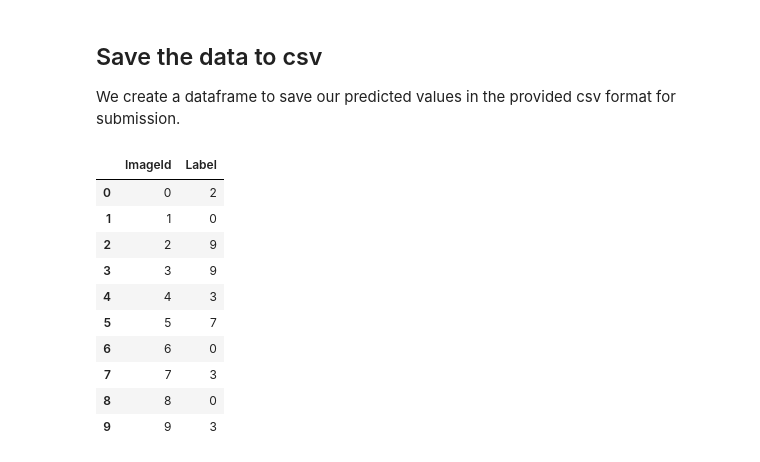
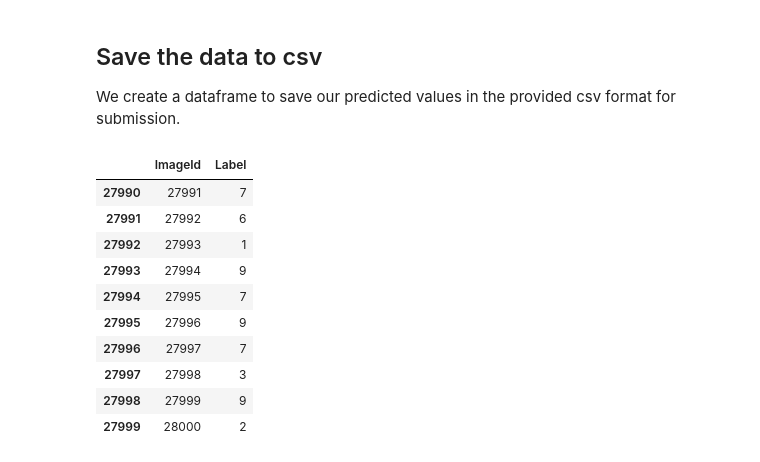
Before and after one commit to manish/Kaggling, a Jupyter notebook: MNIST/MNIST Notebook.ipynb, the cells around one changed output. Drawn from its saved outputs; the diff is of its cells as text; code cells hidden in the pictures.

```diff
--- a/MNIST/MNIST Notebook.ipynb
+++ b/MNIST/MNIST Notebook.ipynb
@@ -194,21 +194,21 @@ print(classes_evaluate)
 
 We create a dataframe to save our predicted values in the provided csv format for submission.
 # %%
-final_classes=[(idx,val) for idx, val in enumerate(classes_evaluate)]
+final_classes=[(idx+1,val) for idx, val in enumerate(classes_evaluate)]
 # %%
 import pandas as pd
 classes_df = pd.DataFrame.from_records(final_classes, columns=['ImageId', 'Label'])
-classes_df.head(10)
+classes_df.tail(10)
 # %% [output]
 |  | ImageId | Label |
-| 0 | 0 | 2 |
-| 1 | 1 | 0 |
-| 2 | 2 | 9 |
-| 3 | 3 | 9 |
-| 4 | 4 | 3 |
-| 5 | 5 | 7 |
-| 6 | 6 | 0 |
-| 7 | 7 | 3 |
-| 8 | 8 | 0 |
-| 9 | 9 | 3 |
+| 27990 | 27991 | 7 |
+| 27991 | 27992 | 6 |
+| 27992 | 27993 | 1 |
+| 27993 | 27994 | 9 |
+| 27994 | 27995 | 7 |
+| 27995 | 27996 | 9 |
+| 27996 | 27997 | 7 |
+| 27997 | 27998 | 3 |
+| 27998 | 27999 | 9 |
+| 27999 | 28000 | 2 |
 # %%
```
Also changed, not shown: parts of 1 cell of this notebook.
